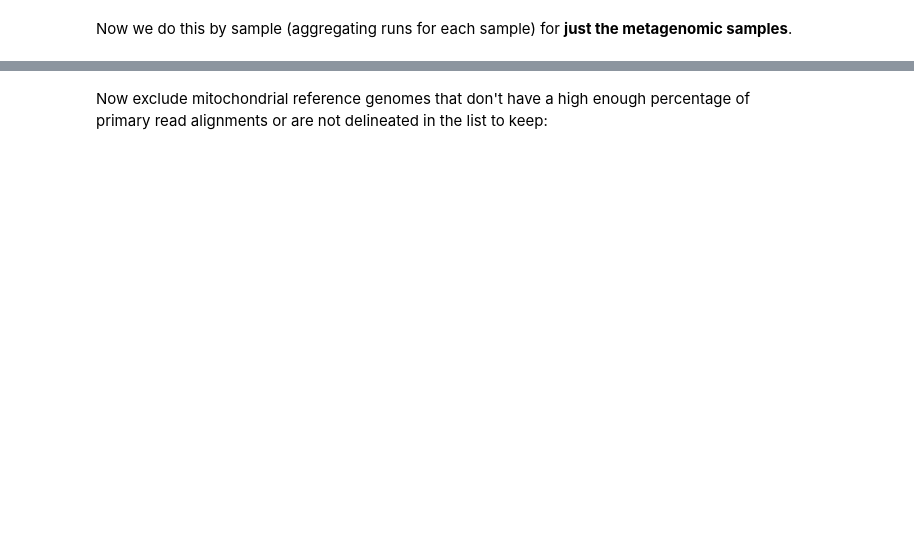
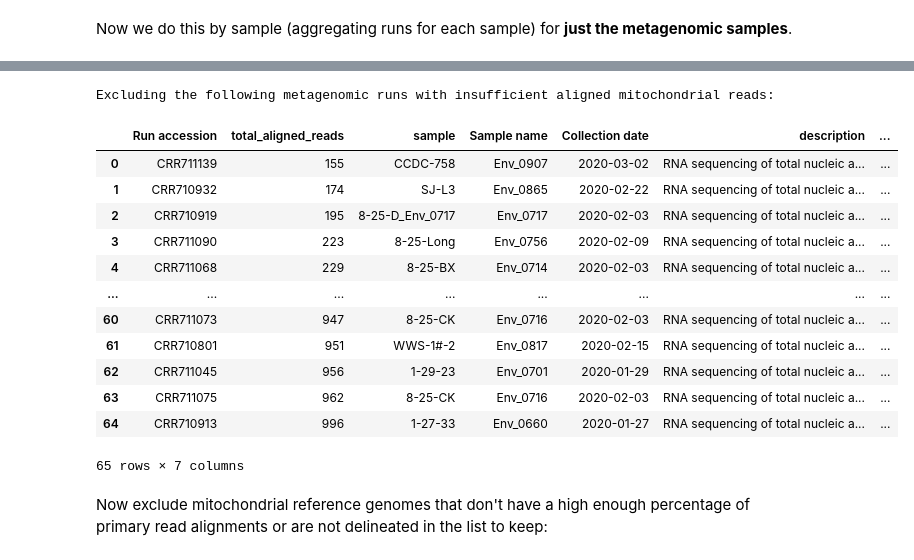
Before and after one commit to jbloom/Huanan_market_samples, a Jupyter notebook: notebooks/aggregate_all_counts.py.ipynb, the cells around one changed output, grey strips where cells are left out. Cells and saved outputs as stored; diff of their text form; code cells hidden in the pictures; blank space fills up the shorter version.

```diff
--- a/notebooks/aggregate_all_counts.py.ipynb
+++ b/notebooks/aggregate_all_counts.py.ipynb
@@ -189,30 +238,44 @@ Do some filtering on the runs:
 # %%
 mito_counts = (
     tallied_counts_tidy
     .merge(metadata, validate="many_to_one")
-    .query("alignment_reference_type == 'mitochondrial genomes'")
-    .drop(columns="alignment_reference_type")
+    .query("alignment_reference != @sars2_ref_id")
     .query("description in @metagenomic_descriptions")
     .assign(alignment_count=lambda x: x["alignment_count"].astype(int))
 )
 
 insufficient_mito_reads = (
     mito_counts
     .query("alignment_count_type == 'n_primary'")
     .groupby("Run accession", as_index=False)
     .aggregate(total_aligned_reads=pd.NamedAgg("alignment_count", "sum"))
     .sort_values("total_aligned_reads")
     .query("total_aligned_reads < @mito_composition_filters['min_alignments_run_filter']")
     .reset_index(drop=True)
     .merge(metadata, how="left")
 )
 
 print("Excluding the following metagenomic runs with insufficient aligned mitochondrial reads:")
 display(insufficient_mito_reads)
 
 mito_counts = mito_counts[
     ~mito_counts["Run accession"].isin(insufficient_mito_reads["Run accession"])
 ]
+# %% [output]
+Excluding the following metagenomic runs with insufficient aligned mitochondrial reads:
+|  | Run accession | total_aligned_reads | sample | Sample name | Collection date | description | ... |
+| 0 | CRR711139 | 155 | CCDC-758 | Env_0907 | 2020-03-02 | RNA sequencing of total nucleic a... | ... |
+| 1 | CRR710932 | 174 | SJ-L3 | Env_0865 | 2020-02-22 | RNA sequencing of total nucleic a... | ... |
+| 2 | CRR710919 | 195 | 8-25-D_Env_0717 | Env_0717 | 2020-02-03 | RNA sequencing of total nucleic a... | ... |
+| 3 | CRR711090 | 223 | 8-25-Long | Env_0756 | 2020-02-09 | RNA sequencing of total nucleic a... | ... |
+| 4 | CRR711068 | 229 | 8-25-BX | Env_0714 | 2020-02-03 | RNA sequencing of total nucleic a... | ... |
+| ... | ... | ... | ... | ... | ... | ... | ... |
+| 60 | CRR711073 | 947 | 8-25-CK | Env_0716 | 2020-02-03 | RNA sequencing of total nucleic a... | ... |
+| 61 | CRR710801 | 951 | WWS-1#-2 | Env_0817 | 2020-02-15 | RNA sequencing of total nucleic a... | ... |
+| 62 | CRR711045 | 956 | 1-29-23 | Env_0701 | 2020-01-29 | RNA sequencing of total nucleic a... | ... |
+| 63 | CRR711075 | 962 | 8-25-CK | Env_0716 | 2020-02-03 | RNA sequencing of total nucleic a... | ... |
+| 64 | CRR710913 | 996 | 1-27-33 | Env_0660 | 2020-01-27 | RNA sequencing of total nucleic a... | ... |
+65 rows × 7 columns
 # %% [markdown]
 Now exclude mitochondrial reference genomes that don't have a high enough percentage of primary read alignments or are not delineated in the list to keep:
 # %%
```
Also changed, not shown: parts of 9 cells of this notebook, 1 other file.
